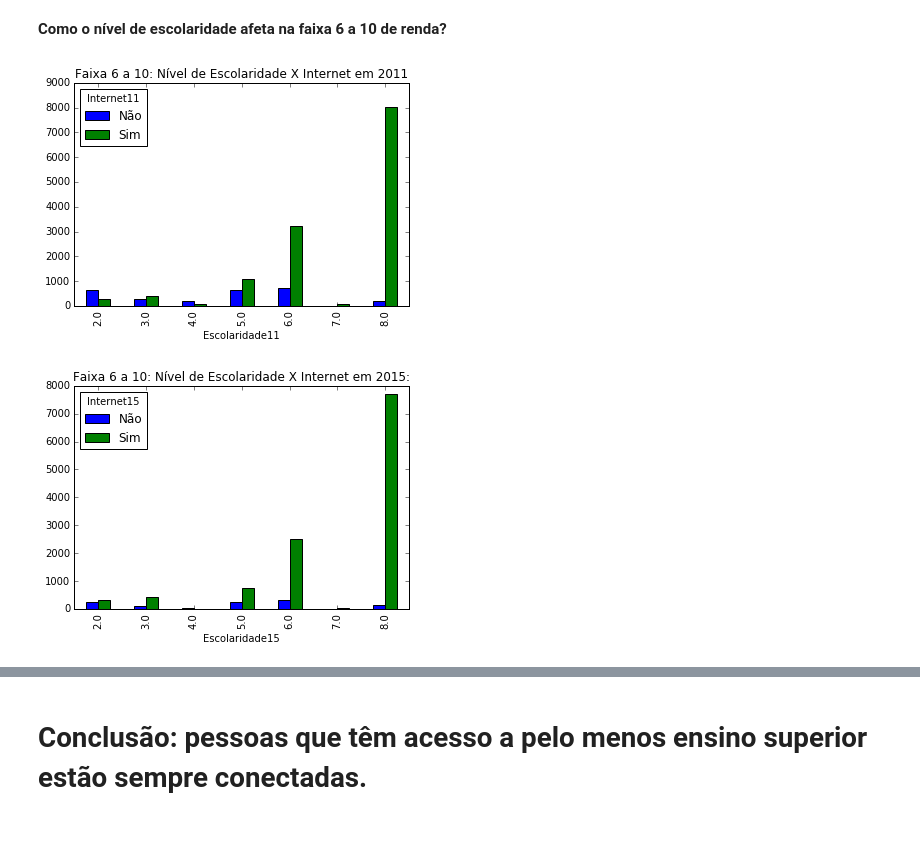
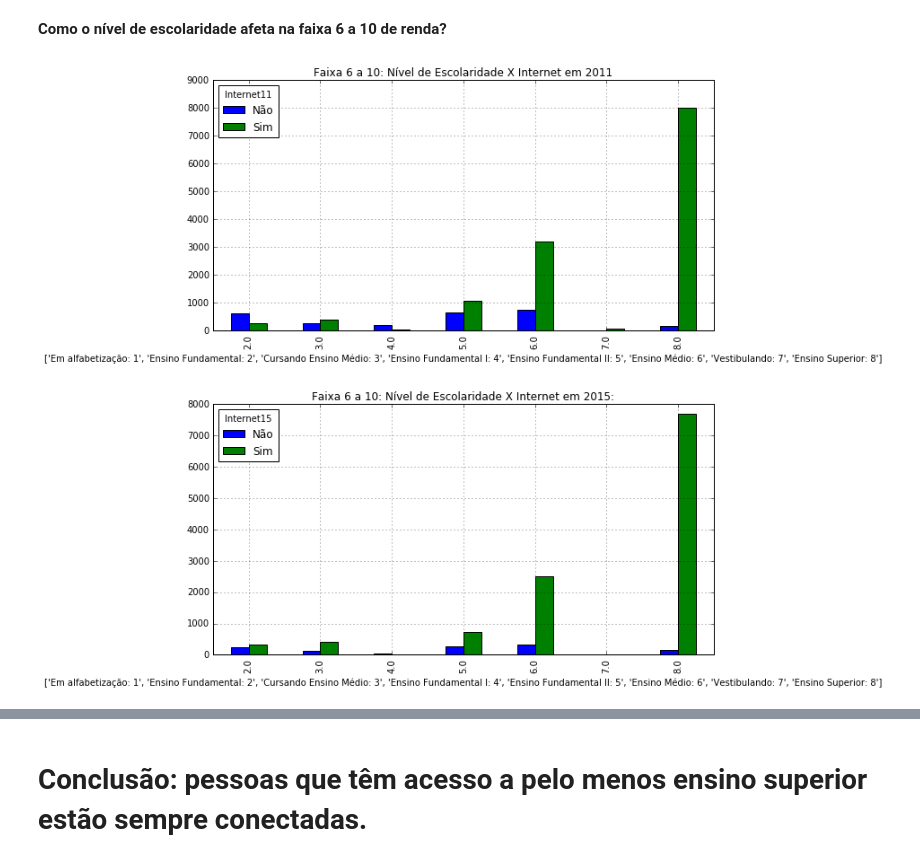
Before and after one commit to pedross3/DS18, a Jupyter notebook: PNAD 2011/Projeto 1 - Pedro Silva.ipynb, the cells around one changed output, grey strips where cells are left out. Drawn from its saved outputs; the diff is of its cells as text; code cells hidden in the pictures; blank space fills up the shorter version.

```diff
--- a/PNAD 2011/Projeto 1 - Pedro Silva.ipynb
+++ b/PNAD 2011/Projeto 1 - Pedro Silva.ipynb
@@ -922,13 +938,20 @@ filtro_internet_renda15 = dados2.Internet15.loc[(dados2.Renda15 > 5000) & (dados
 filtro_escolaridade_renda11 = dados.Escolaridade11.loc[(dados.Renda11 > 5000) & (dados.Renda11 < 10000)]
 filtro_escolaridade_renda15 = dados2.Escolaridade15.loc[(dados2.Renda15 > 5000) & (dados.Renda11 < 10000)]
 # %%
-b.plot(kind = "bar")
+b.plot(kind = "bar", figsize = (10,5))
 plt.title("Faixa 6 a 10: Nível de Escolaridade X Internet em 2011")
-c.plot(kind = "bar")#, subplots = True)
+plt.xlabel(["Em alfabetização: 1", "Ensino Fundamental: 2", "Cursando Ensino Médio: 3", "Ensino Fundamental I: 4", "Ensino Fundamental II: 5", "Ensino Médio: 6", "Vestibulando: 7", "Ensino Superior: 8"])
+
+plt.grid()
+
+c.plot(kind = "bar", figsize = (10,5))#, subplots = True)
 plt.title("Faixa 6 a 10: Nível de Escolaridade X Internet em 2015:")
+plt.xlabel(["Em alfabetização: 1", "Ensino Fundamental: 2", "Cursando Ensino Médio: 3", "Ensino Fundamental I: 4", "Ensino Fundamental II: 5", "Ensino Médio: 6", "Vestibulando: 7", "Ensino Superior: 8"])
+
+plt.grid()
 
 plt.show()
 # %% [output]
-[figure, old version]
+[figure, new version]
-[figure, old version]
+[figure, new version]
 # %%
```
Also changed, not shown: parts of 8 cells of this notebook.
